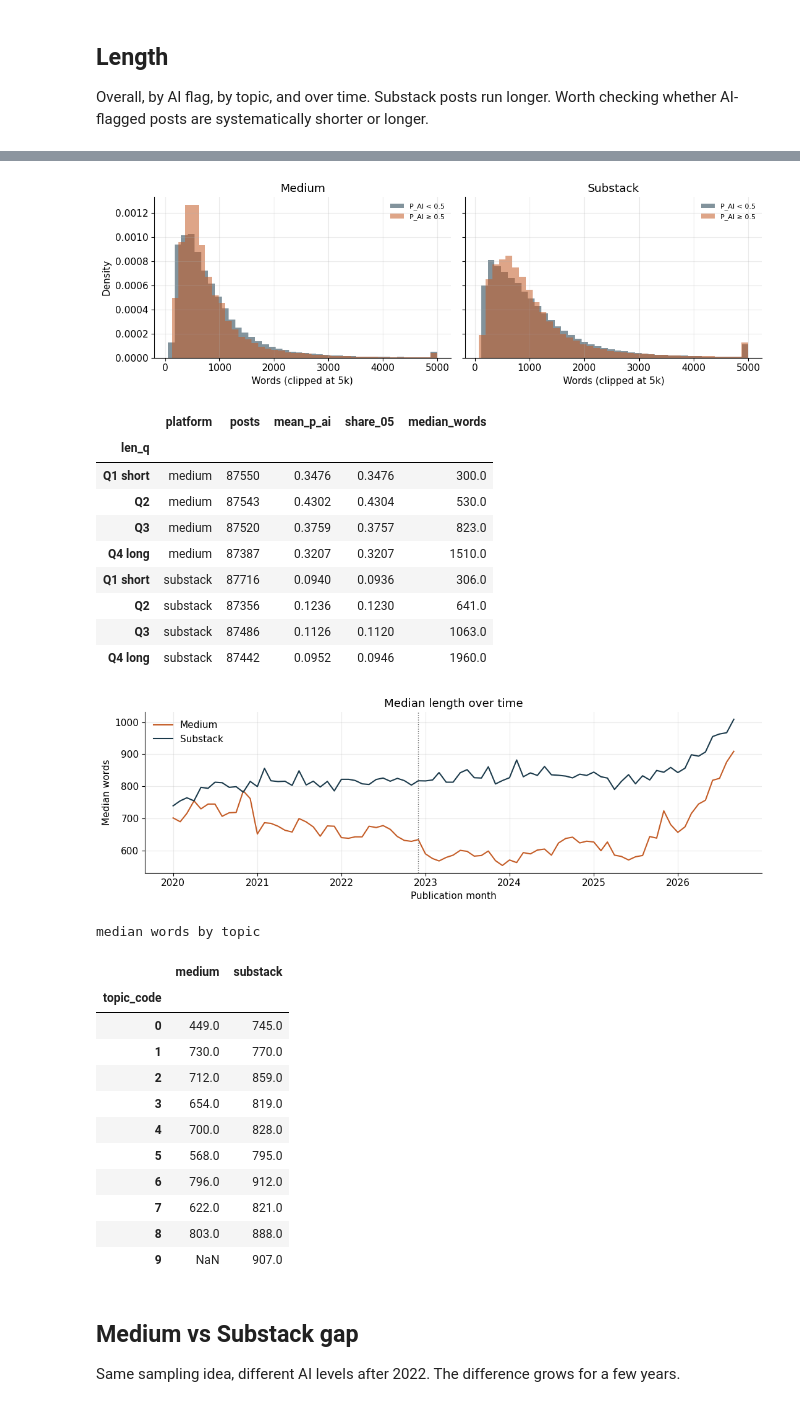
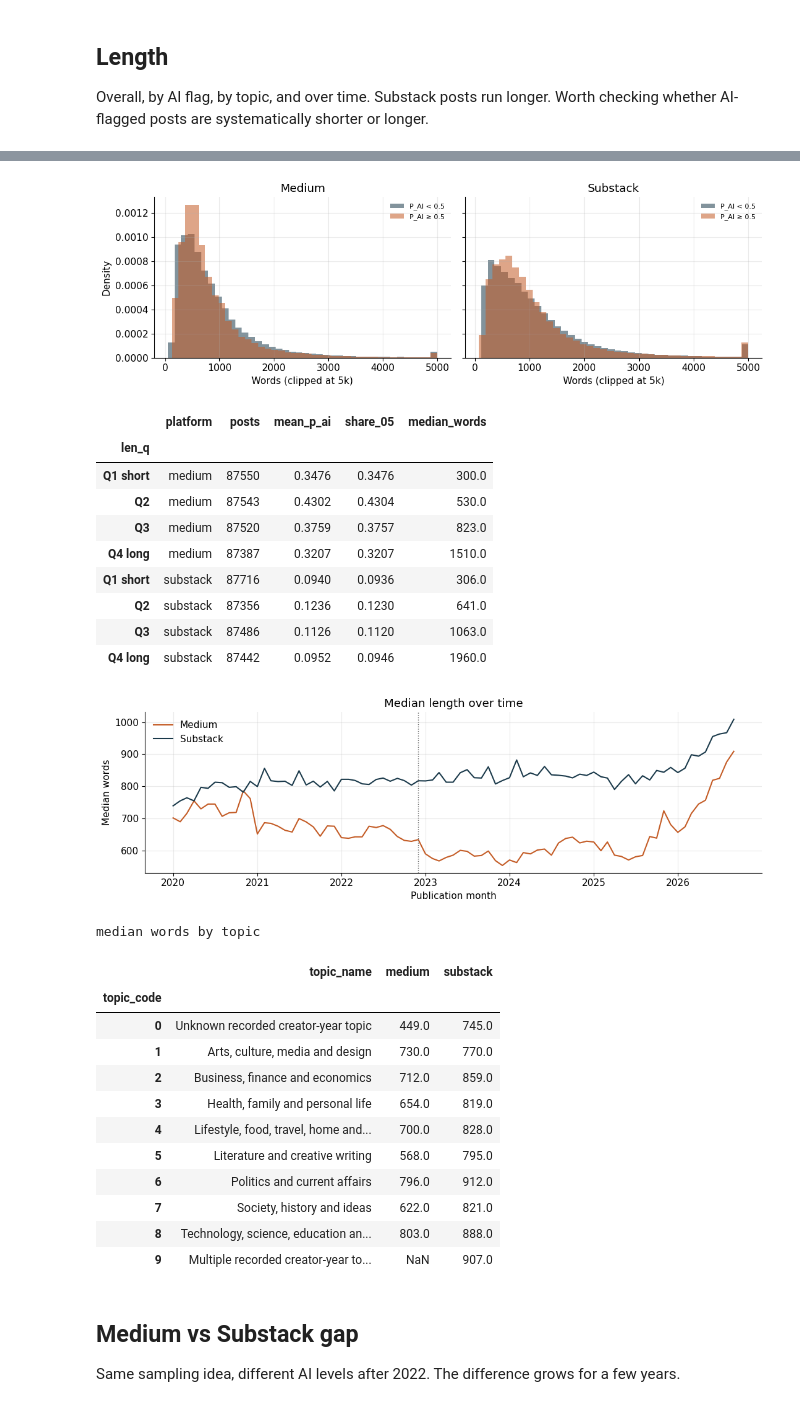
Before and after one commit to mbadu1/cap-folder, a Jupyter notebook: notebooks/scored_platforms_eda.ipynb, the cells around one changed output, grey strips where cells are left out. Drawn from its saved outputs; the diff is of its cells as text; code cells hidden in the pictures.

```diff
--- a/notebooks/scored_platforms_eda.ipynb
+++ b/notebooks/scored_platforms_eda.ipynb
@@ -38,6 +38,22 @@ DATA_PATHS = {
     "medium": ROOT / "outputs" / "medium_sampling_2026-10-14" / "medium_analysis_full_annual_50k_scored_with_date.csv",
     "substack": ROOT / "outputs" / "substack-sampled-final-2026-10-02" / "substack_analysis_full_annual_50k_scored_with_date.csv",
 }
+TOPIC_NAMES = {
+    0: "Unknown recorded creator-year topic",
+    1: "Arts, culture, media and design",
+    2: "Business, finance and economics",
+    3: "Health, family and personal life",
+    4: "Lifestyle, food, travel, home and leisure",
+    5: "Literature and creative writing",
+    6: "Politics and current affairs",
+    7: "Society, history and ideas",
+    8: "Technology, science, education and environment",
+    9: "Multiple recorded creator-year topics",
+}
+
+def topic_label(code):
+    return f"{int(code)}: {TOPIC_NAMES[int(code)]}"
+
 CUT = "2022-12"
 P_COLS = ["P_OPENAI", "P_ANTHROPIC", "P_GEMINI", "P_OTHER"]
 GIVEN = {
@@ -61,6 +77,9 @@ def load(path):
     if not valid_date.all():
         raise ValueError(f"{path.name} contains missing or invalid publication dates.")
     dates = pd.to_datetime(df["published_date"], format="%Y-%m-%d", errors="raise")
+    if not df["topic_code"].isin(TOPIC_NAMES).all():
+        raise ValueError(f"{path.name} contains a topic code absent from the frozen codebook.")
+    df["topic_name"] = df["topic_code"].map(TOPIC_NAMES)
     df["year_month"] = df["published_date"].str[:7]
     df["year"] = dates.dt.year
     df["month"] = dates.dt.month
@@ -497,4 +518,7 @@ Codes only — 0–8 on Medium, 0–9 on Substack. No names in the CSV. Still us
 # %%
+topic_legend = pd.DataFrame(sorted(TOPIC_NAMES.items()), columns=["topic_code", "topic_name"])
+display(topic_legend)
+
 def topic_table(df, label):
     g = df.groupby("topic_code").agg(
         posts=("post_id", "size"),
@@ -504,6 +528,7 @@ def topic_table(df, label):
     )
     g["share_of_sample"] = g["posts"] / g["posts"].sum()
     g.insert(0, "platform", label)
+    g.insert(1, "topic_name", g.index.map(TOPIC_NAMES))
     return g
 
 display(pd.concat([topic_table(m, "medium"), topic_table(s, "substack")]).round(4))
@@ -518,20 +543,21 @@ def topic_period(df, label):
     wide = g.pivot(index="topic_code", columns="period", values="mean_p_ai")
     wide["delta"] = wide.get("post") - wide.get("pre")
     wide.insert(0, "platform", label)
+    wide.insert(1, "topic_name", wide.index.map(TOPIC_NAMES))
     return wide
 
 display(pd.concat([topic_period(m, "medium"), topic_period(s, "substack")]).round(4))
 
-fig, axes = plt.subplots(1, 2, figsize=(12, 4.2), layout="constrained")
+fig, axes = plt.subplots(2, 1, figsize=(13, 10), layout="constrained")
 for ax, df, title in [(axes[0], m, "Medium"), (axes[1], s, "Substack")]:
     heat = df.pivot_table(index="topic_code", columns="year", values="P_AI", aggfunc="mean")
     im = ax.imshow(heat.to_numpy(), aspect="auto", cmap="YlOrRd", vmin=0, vmax=1)
     ax.set_yticks(range(len(heat.index)))
-    ax.set_yticklabels(heat.index)
+    ax.set_yticklabels([topic_label(code) for code in heat.index], fontsize=9)
     ax.set_xticks(range(len(heat.columns)))
     ax.set_xticklabels([int(c) for c in heat.columns], rotation=45)
     ax.set_title(f"Mean P_AI by topic × year, {title}")
-    ax.set_ylabel("topic_code")
+    ax.set_ylabel("Topic (code and name)")
 fig.colorbar(im, ax=axes.ravel().tolist(), shrink=0.85, label="Mean P_AI")
 plt.show()
 
@@ -541,6 +567,7 @@ def ai_topic_share(df, label):
     if d.empty:
         return pd.DataFrame()
     ct = pd.crosstab(d["year"], d["topic_code"], normalize="index")
+    ct = ct.rename(columns=topic_label)
     ct.insert(0, "platform", label)
     return ct
 
@@ -654,47 +692,49 @@ ax.set_ylabel("Median words")
 ax.set_xlabel("Publication month")
 ax.set_title("Median length over time")
 ax.legend(frameon=False)
 fig.tight_layout()
 plt.show()
 
 print("median words by topic")
-display(pd.concat({
+median_words_by_topic = pd.concat({
     "medium": m.groupby("topic_code")["word_count_source"].median(),
     "substack": s.groupby("topic_code")["word_count_source"].median(),
-}, axis=1).round(0))
+}, axis=1).round(0)
+median_words_by_topic.insert(0, "topic_name", median_words_by_topic.index.map(TOPIC_NAMES))
+display(median_words_by_topic)
 # %% [output]
 |  | platform | group | n | median | mean | p10 | p90 |
 | 0 | medium | all | 350000 | 654.0 | 883.5 | 274.0 | 1662.0 |
 | 1 | medium | P_AI < 0.5 | 220982 | 675.0 | 908.5 | 262.0 | 1724.0 |
 | 2 | medium | P_AI ≥ 0.5 | 129018 | 627.0 | 840.8 | 296.0 | 1555.0 |
 | 3 | substack | all | 350000 | 832.0 | 1124.6 | 273.0 | 2169.0 |
 | 4 | substack | P_AI < 0.5 | 312975 | 835.0 | 1124.3 | 270.0 | 2176.0 |
 | 5 | substack | P_AI ≥ 0.5 | 37025 | 817.0 | 1127.2 | 312.0 | 2093.0 |
 [figure]
 |  | platform | posts | mean_p_ai | share_05 | median_words |
 | len_q |  |  |  |  |  |
 | Q1 short | medium | 87550 | 0.3476 | 0.3476 | 300.0 |
 | Q2 | medium | 87543 | 0.4302 | 0.4304 | 530.0 |
 | Q3 | medium | 87520 | 0.3759 | 0.3757 | 823.0 |
 | Q4 long | medium | 87387 | 0.3207 | 0.3207 | 1510.0 |
 | Q1 short | substack | 87716 | 0.0940 | 0.0936 | 306.0 |
 | Q2 | substack | 87356 | 0.1236 | 0.1230 | 641.0 |
 | Q3 | substack | 87486 | 0.1126 | 0.1120 | 1063.0 |
 | Q4 long | substack | 87442 | 0.0952 | 0.0946 | 1960.0 |
 [figure]
 median words by topic
-|  | medium | substack |
-| topic_code |  |  |
-| 0 | 449.0 | 745.0 |
-| 1 | 730.0 | 770.0 |
-| 2 | 712.0 | 859.0 |
-| 3 | 654.0 | 819.0 |
-| 4 | 700.0 | 828.0 |
-| 5 | 568.0 | 795.0 |
-| 6 | 796.0 | 912.0 |
-| 7 | 622.0 | 821.0 |
-| 8 | 803.0 | 888.0 |
-| 9 | NaN | 907.0 |
+|  | topic_name | medium | substack |
+| topic_code |  |  |  |
+| 0 | Unknown recorded creator-year topic | 449.0 | 745.0 |
+| 1 | Arts, culture, media and design | 730.0 | 770.0 |
+| 2 | Business, finance and economics | 712.0 | 859.0 |
+| 3 | Health, family and personal life | 654.0 | 819.0 |
+| 4 | Lifestyle, food, travel, home and... | 700.0 | 828.0 |
+| 5 | Literature and creative writing | 568.0 | 795.0 |
+| 6 | Politics and current affairs | 796.0 | 912.0 |
+| 7 | Society, history and ideas | 622.0 | 821.0 |
+| 8 | Technology, science, education an... | 803.0 | 888.0 |
+| 9 | Multiple recorded creator-year to... | NaN | 907.0 |
 # %% [markdown]
 ## Medium vs Substack gap
 
```
Also changed, not shown: parts of 4 cells of this notebook.
